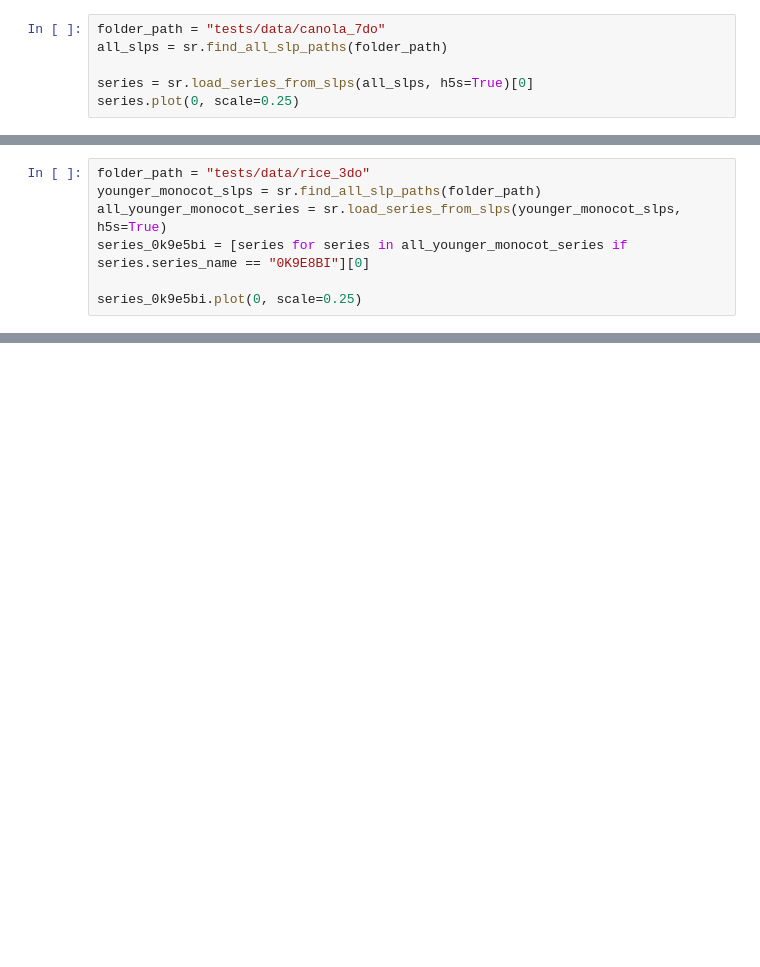
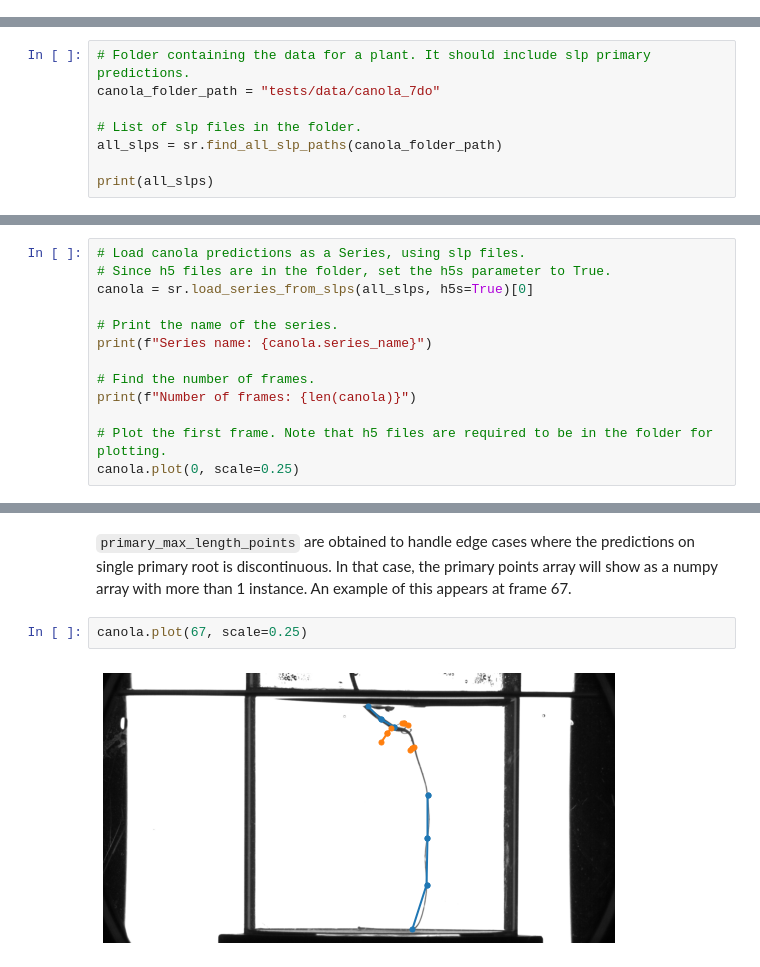
Before and after one commit to talmolab/sleap-roots, a Jupyter notebook: notebooks/PrimaryRootPipeline.ipynb, the cells around one changed output, grey strips where cells are left out. Saved outputs shown, nothing was run; the diff lists cells and outputs as text; blank space fills up the shorter version.

Commit message:
rewrite PrimaryRootPipeline notebook

```diff
--- a/notebooks/PrimaryRootPipeline.ipynb
+++ b/notebooks/PrimaryRootPipeline.ipynb
@@ -170,6 +20,0 @@ class PrimaryRootPipeline(Pipeline):
-# %%
-folder_path = "tests/data/canola_7do"
-all_slps = sr.find_all_slp_paths(folder_path)
-
-series = sr.load_series_from_slps(all_slps, h5s=True)[0]
-series.plot(0, scale=0.25)
@@ -199,7 +20,0 @@ pd.testing.assert_frame_equal(dicot_df_indexed, primary_root_df)
-# %%
-folder_path = "tests/data/rice_3do"
-younger_monocot_slps = sr.find_all_slp_paths(folder_path)
-all_younger_monocot_series = sr.load_series_from_slps(younger_monocot_slps, h5s=True)
-series_0k9e5bi = [series for series in all_younger_monocot_series if series.series_name == "0K9E8BI"][0]
-
-series_0k9e5bi.plot(0, scale=0.25)
@@ -224,0 +52,8 @@ pd.testing.assert_frame_equal(younger_monocot_prp_df, younger_monocot_traits_df_
+# %%
+# Folder containing the data for a plant. It should include slp primary predictions.
+canola_folder_path = "tests/data/canola_7do"
+
+# List of slp files in the folder.
+all_slps = sr.find_all_slp_paths(canola_folder_path)
+
+print(all_slps)
@@ -224,0 +62,13 @@ pd.testing.assert_frame_equal(younger_monocot_prp_df, younger_monocot_traits_df_
+# %%
+# Load canola predictions as a Series, using slp files.
+# Since h5 files are in the folder, set the h5s parameter to True.
+canola = sr.load_series_from_slps(all_slps, h5s=True)[0]
+
+# Print the name of the series.
+print(f"Series name: {canola.series_name}")
+
+# Find the number of frames.
+print(f"Number of frames: {len(canola)}")
+
+# Plot the first frame. Note that h5 files are required to be in the folder for plotting.
+canola.plot(0, scale=0.25)
@@ -224,0 +142,6 @@ pd.testing.assert_frame_equal(younger_monocot_prp_df, younger_monocot_traits_df_
+# %% [markdown]
+`primary_max_length_points` are obtained to handle edge cases where the predictions on single primary root is discontinuous. In that case, the primary points array will show as a numpy array with more than 1 instance. An example of this appears at frame 67.
+# %%
+canola.plot(67, scale=0.25)
+# %% [output]
+[figure, added]
```
Also changed, not shown: parts of 33 cells of this notebook.
